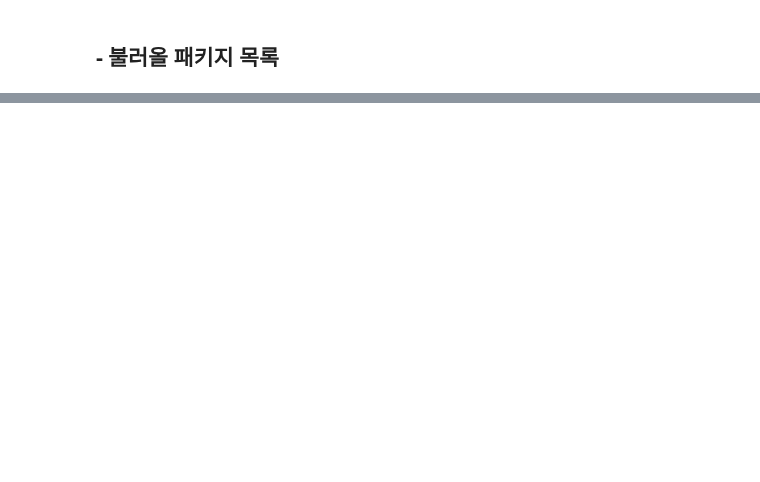
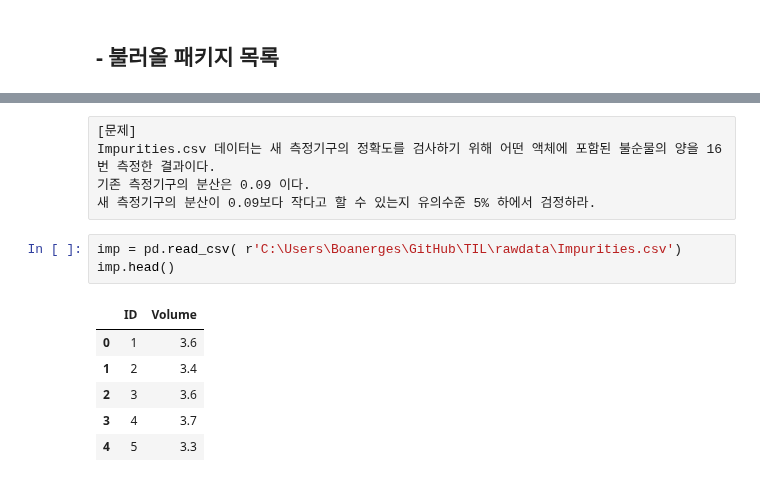
Before and after one commit to anjuiswhat/TIL, a Jupyter notebook: ADP_study/통계분석_statsmodels & SciPy.ipynb, the cells around one changed output, grey strips where cells are left out. Drawn from its saved outputs; the diff is of its cells as text; blank space fills up the shorter version.

```diff
--- a/ADP_study/통계분석_statsmodels & SciPy.ipynb
+++ b/ADP_study/통계분석_statsmodels & SciPy.ipynb
@@ -222,0 +464,15 @@ print()
+# %% [raw]
+[문제]
+Impurities.csv 데이터는 새 측정기구의 정확도를 검사하기 위해 어떤 액체에 포함된 불순물의 양을 16번 측정한 결과이다.
+기존 측정기구의 분산은 0.09 이다.
+새 측정기구의 분산이 0.09보다 작다고 할 수 있는지 유의수준 5% 하에서 검정하라.
+# %%
+imp = pd.read_csv( r'C:\Users\Boanerges\GitHub\TIL\rawdata\Impurities.csv')
+imp.head()
+# %% [output]
+|  | ID | Volume |
+| 0 | 1 | 3.6 |
+| 1 | 2 | 3.4 |
+| 2 | 3 | 3.6 |
+| 3 | 4 | 3.7 |
+| 4 | 5 | 3.3 |
```
Also changed, not shown: parts of 80 cells of this notebook, 2 other files.
